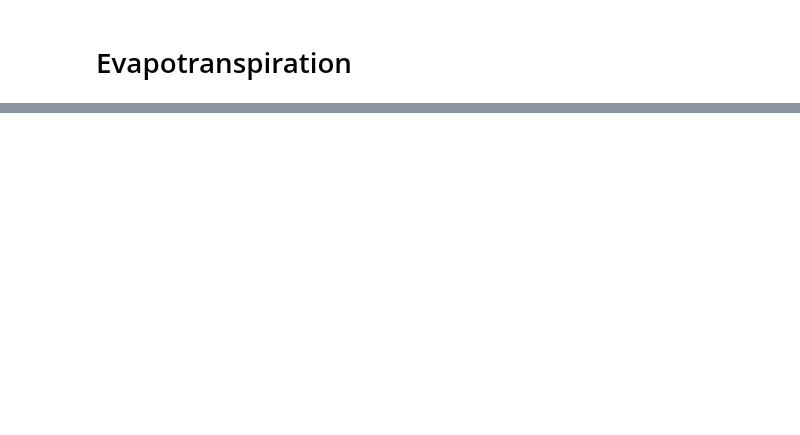
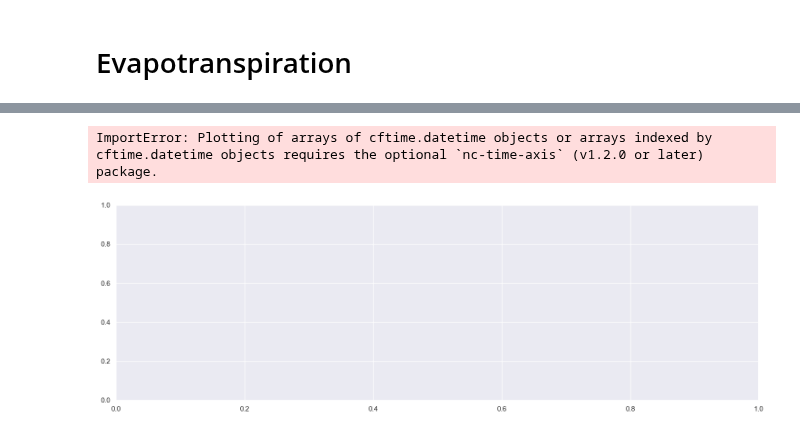
Before and after one commit to Sliders122/wildfire, a Jupyter notebook: src/Datacube_inspection.ipynb, the cells around one changed output, grey strips where cells are left out. Cells and saved outputs as stored; diff of their text form; code cells hidden in the pictures; blank space fills up the shorter version.

```diff
--- a/src/Datacube_inspection.ipynb
+++ b/src/Datacube_inspection.ipynb
@@ -162,0 +262,15 @@ Datacube ET
+# %%
+# SumClasses:of the count when FireMask is equal to 7,8 or 9
+count_fire = burn_mask['FireMask'].where(burn_mask['FireMask']>=7).count(dim=['ydim','xdim'])
+# %%
+# Sum all the count
+count_all = burn_mask['FireMask'].count(dim=['ydim','xdim'])
+# %%
+# Plot the coutn_fire by the count_all
+fig, ax = plt.subplots(1, 1, figsize=(15, 5))
+(count_fire/count_all).plot(ax=ax)
+ax.set_title('Fire Mask')
+plt.show()
+# %% [output]
+ImportError: Plotting of arrays of cftime.datetime objects or arrays indexed by cftime.datetime objects requires the optional `nc-time-axis` (v1.2.0 or later) package.
+[figure, added]
```
Also changed, not shown: parts of 23 cells of this notebook.
